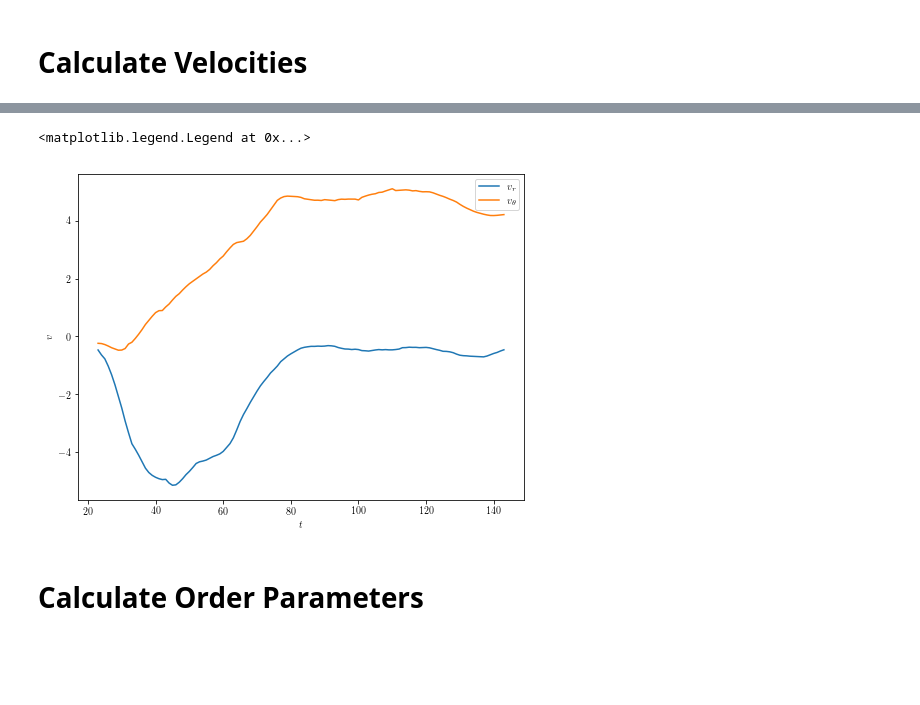
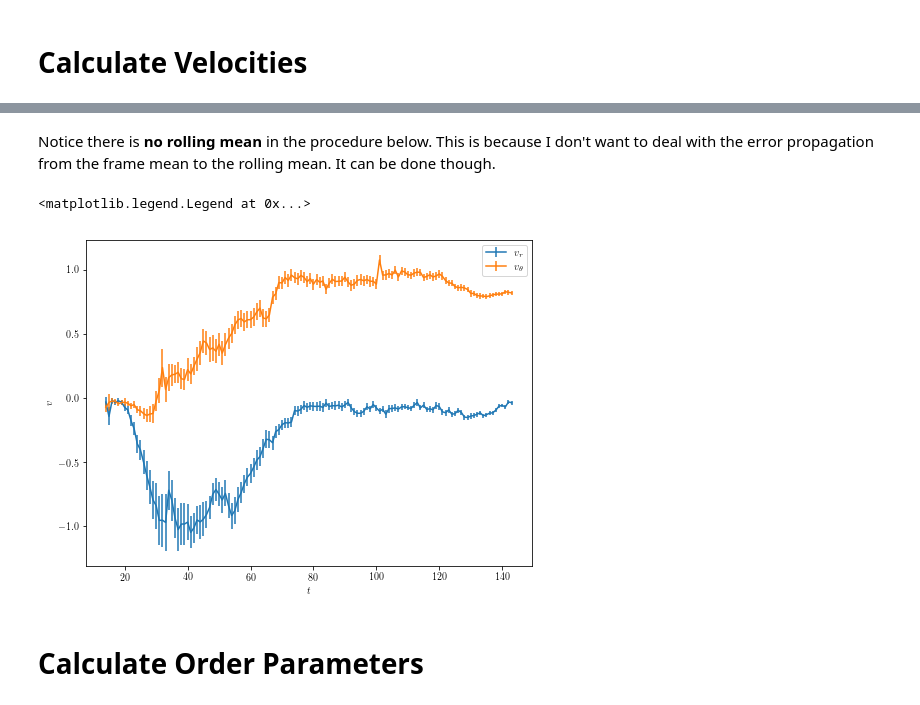
Before and after one commit to aortiza/Notes, a Jupyter notebook: Rotating Mill - 10Hz Video/RotatingMill10Hz_OrderParameter.ipynb, the cells around one changed output, grey strips where cells are left out. Cells and saved outputs as stored; diff of their text form; code cells hidden in the pictures; blank space fills up the shorter version.

Commit message:
Updated Rotating Mill Order Parameters
I added error processing to the notebook, and also an export cell.

```diff
--- a/Rotating Mill - 10Hz Video/RotatingMill10Hz_OrderParameter.ipynb
+++ b/Rotating Mill - 10Hz Video/RotatingMill10Hz_OrderParameter.ipynb
@@ -78,14 +87,25 @@ Trayectories['vth'] = Trayectories['r']*Trayectories['omg']
+# %%
+NormVel = Trayectories[Trayectories.t>80].filter(['vr','vth'])
+NormVel = np.mean(np.sqrt(NormVel.vr**2+NormVel.vth**2))
+# %% [markdown]
+Notice there is **no rolling mean** in the procedure below. This is because I don't want to deal with the error propagation from the frame mean to the rolling mean. It can be done though.
 # %%
-MeanV = (Trayectories.groupby('frame').mean()).rolling(window=10,center=False).mean()
+Velocities = Trayectories.filter(['frame','vr','vth'])
+Velocities.vr = Velocities.vr/NormVel
+Velocities.vth = Velocities.vth/NormVel
+
+MeanV = Velocities.groupby('frame').mean()
+ErrorV = Velocities.groupby('frame').std() / \
+            np.sqrt(Velocities.groupby('frame').count())
 
 fig, ax1 = plt.subplots(1,1,figsize=[8,6])
 
-ax1.plot(MeanV.index,MeanV.vr);
-ax1.plot(MeanV.index,MeanV.vth);
+ax1.errorbar(MeanV.index,MeanV.vr,ErrorV.vr);
+ax1.errorbar(MeanV.index,MeanV.vth,ErrorV.vth);
 
 plt.xlabel('$t$')
 plt.ylabel('$v$')
 plt.legend(['$v_r$','$v_{\\theta}$'])
 # %% [output]
 <matplotlib.legend.Legend at 0x...>
-[figure, old version]
+[figure, new version]
```
Also changed, not shown: parts of 4 cells of this notebook.
